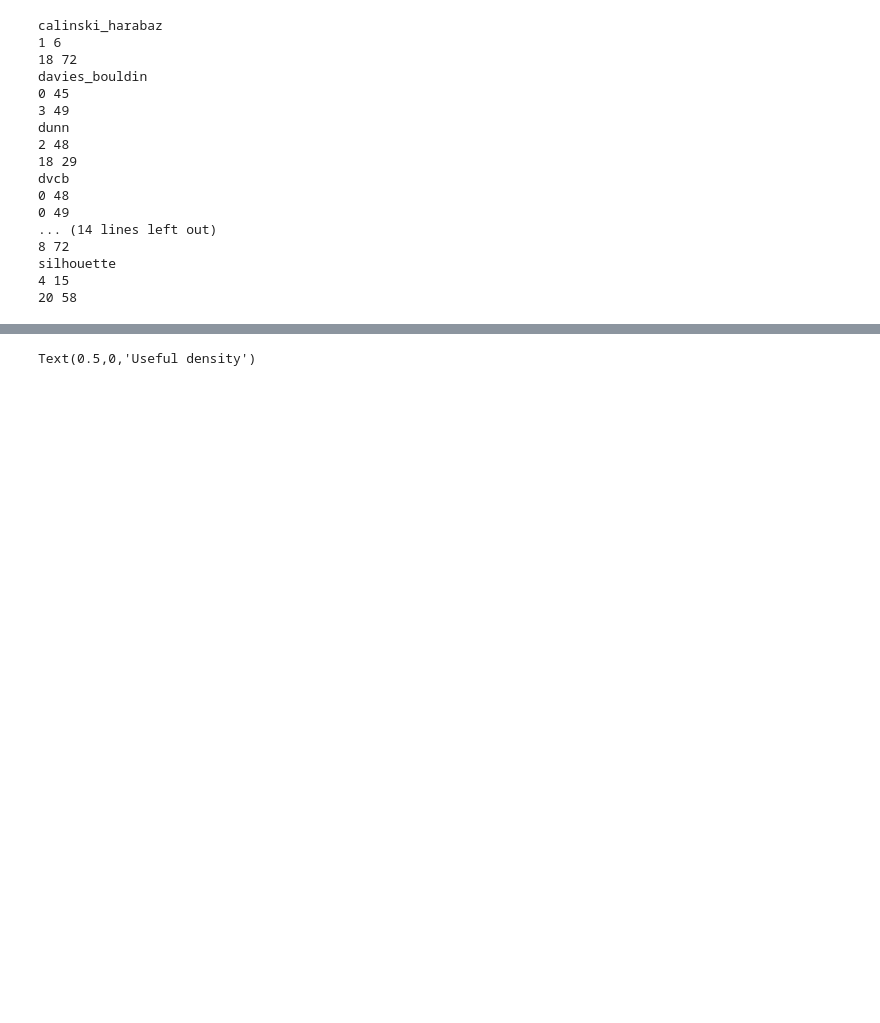
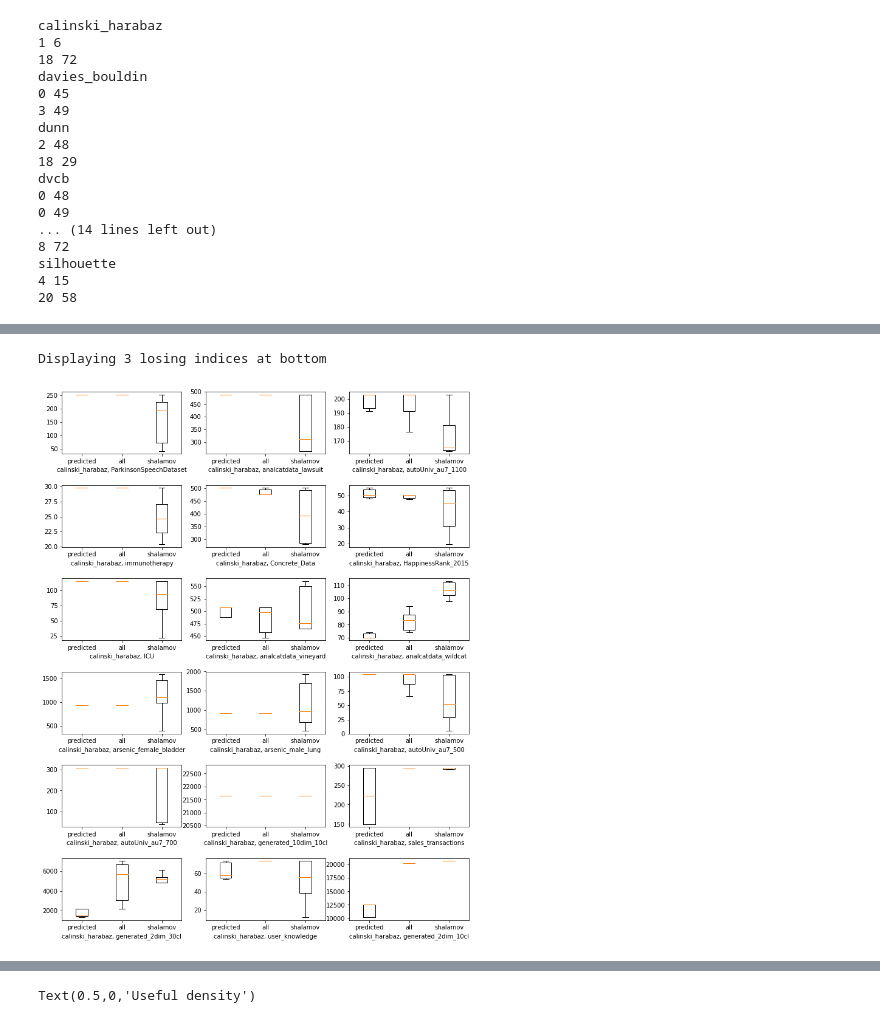
Before and after one commit to dimatomp/EvolutionaryClustering, a Jupyter notebook: MutationMining.ipynb, the cells around one changed output, grey strips where cells are left out. Saved outputs shown, nothing was run; the diff lists cells and outputs as text; code cells hidden in the pictures; blank space fills up the shorter version.

```diff
--- a/MutationMining.ipynb
+++ b/MutationMining.ipynb
@@ -807,0 +776,5 @@ results_data['useful_density_mean'] = useful_density_mean
+# %%
+display_for_index(indices[1])
+# %% [output]
+Displaying 3 losing indices at bottom
+[figure, added]
```
Also changed, not shown: parts of 12 cells of this notebook.
